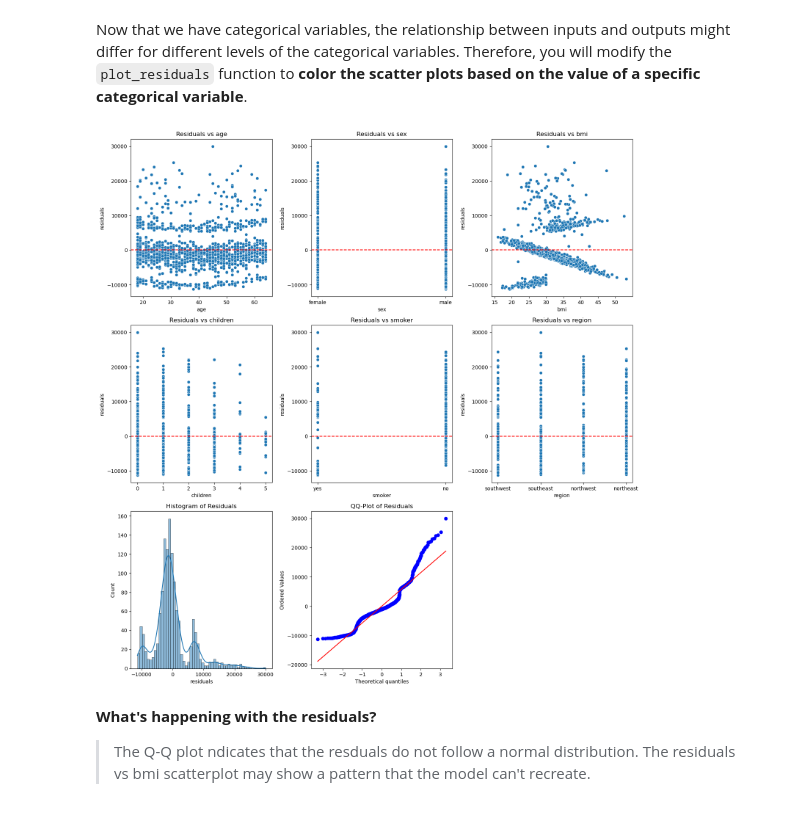
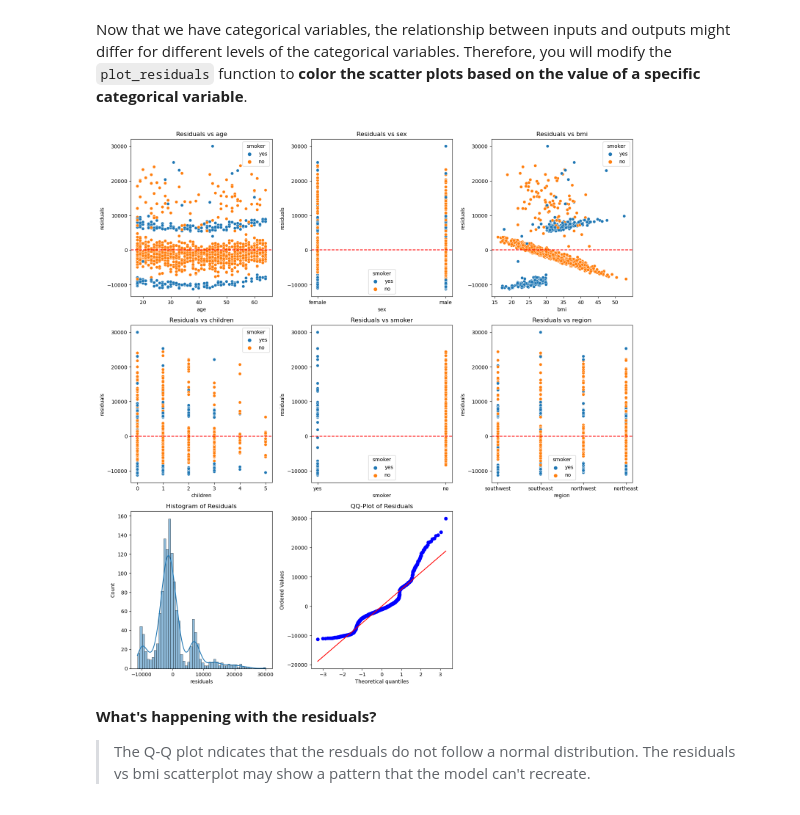
Before and after one commit to ICAI-IMAT-ML/p2-4-Raymanel7, a Jupyter notebook: notebook/Lab_2_4_LR2.ipynb, the cells around one changed output. Saved outputs shown, nothing was run; the diff lists cells and outputs as text; code cells hidden in the pictures.

Commit message:
"Colored visuals"

```diff
--- a/notebook/Lab_2_4_LR2.ipynb
+++ b/notebook/Lab_2_4_LR2.ipynb
@@ -321,35 +321,35 @@ def plot_residuals(data, output_column, prediction_column, categorical_var=None)
     #: Plot each variable against the residuals
     for i, col in enumerate(columns_to_plot):
         ax = axes[i]
 
         if categorical_var and categorical_var in data.columns:
-            sns.scatterplot(x=data[col], y = data['residuals'], data=data, ax=ax,hue = None)
+            sns.scatterplot(x=data[col], y = data['residuals'], data=data, ax=ax,hue = categorical_var)
         else:
             sns.scatterplot(x = data[col], y = data['residuals'], data=data, ax=ax)
 
         ax.set_title(f'Residuals vs {col}')
         ax.axhline(0, ls='--', color='r')
 
     # Histogram of residuals
     sns.histplot(data['residuals'], kde=True, ax=axes[i + 1])
     axes[i + 1].set_title('Histogram of Residuals')
 
     # QQ-plot of residuals
     stats.probplot(data['residuals'], dist="norm", plot=axes[i + 2])
     axes[i + 2].set_title('QQ-Plot of Residuals')
 
     # Hide any unused axes
     for j in range(i + 3, len(axes)):
         axes[j].set_visible(False)
 
     plt.tight_layout()
     plt.show()
 
 data['predictions'] = model.predict(X)
 # Example usage
 plot_residuals(data, 'charges', 'predictions', 'smoker')
 # %% [output]
-[figure, old version]
+[figure, new version]
 # %% [markdown]
 **What's happening with the residuals?**
 > The Q-Q plot ndicates that the resduals do not follow a normal distribution. The residuals vs bmi scatterplot may show a pattern that the model can't recreate.
```
Also changed, not shown: parts of 2 cells of this notebook.
